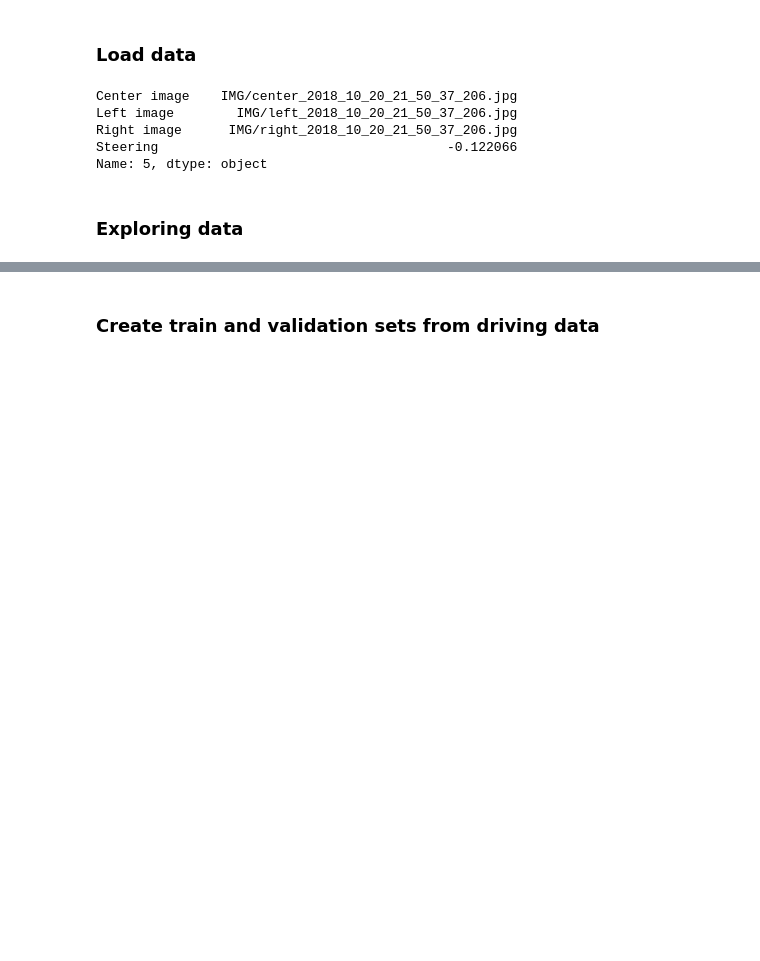
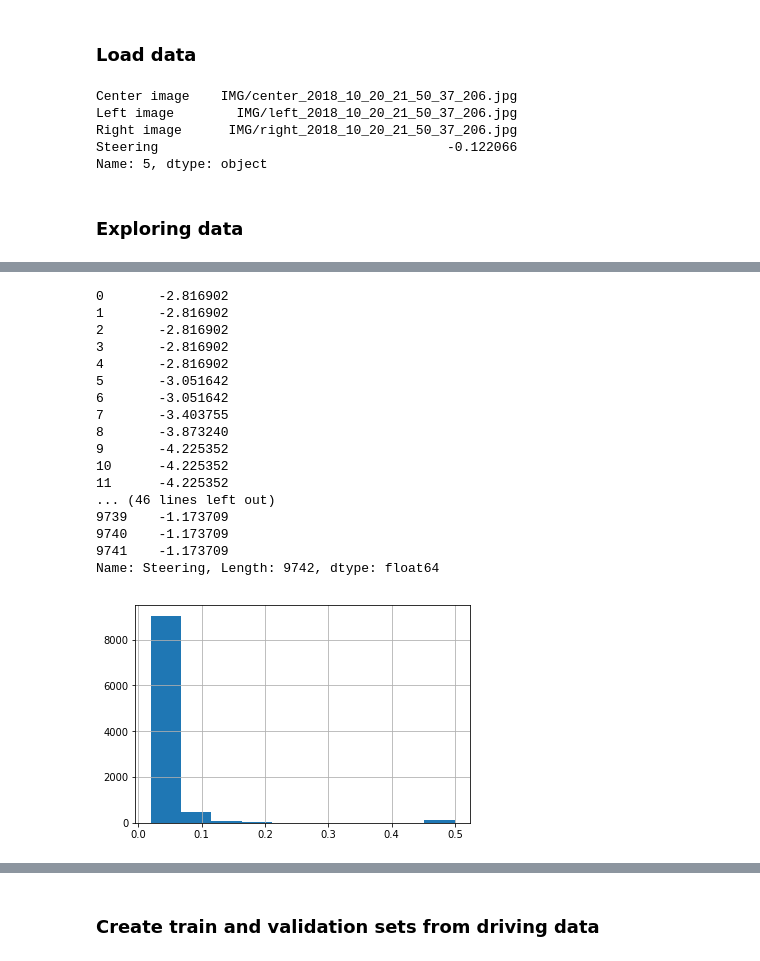
Before and after one commit to Pyrax/CarND-Behavioral-Cloning-P3, a Jupyter notebook: Behavioral_Cloning.ipynb, the cells around one changed output, grey strips where cells are left out. Cells and saved outputs as stored; diff of their text form; code cells hidden in the pictures; blank space fills up the shorter version.

```diff
--- a/Behavioral_Cloning.ipynb
+++ b/Behavioral_Cloning.ipynb
@@ -50,3 +79,26 @@ mean steering angle: -0.0011161202688359676
+# %%
+nvidia_df = 1/(real_angles_df+27.0)
+nvidia_df.hist()
+print(real_angles_df)
+# %% [output]
+0       -2.816902
+1       -2.816902
+2       -2.816902
+3       -2.816902
+4       -2.816902
+5       -3.051642
+6       -3.051642
+7       -3.403755
+8       -3.873240
+9       -4.225352
+10      -4.225352
+11      -4.225352
+... (46 lines left out)
+9739    -1.173709
+9740    -1.173709
+9741    -1.173709
+Name: Steering, Length: 9742, dtype: float64
+[figure, added]
 # %%
 # Plot sample image
 sample_image_name = driving_df.loc[152]['Center image']  # randomly chosen index
```
Also changed, not shown: parts of 11 cells of this notebook.
